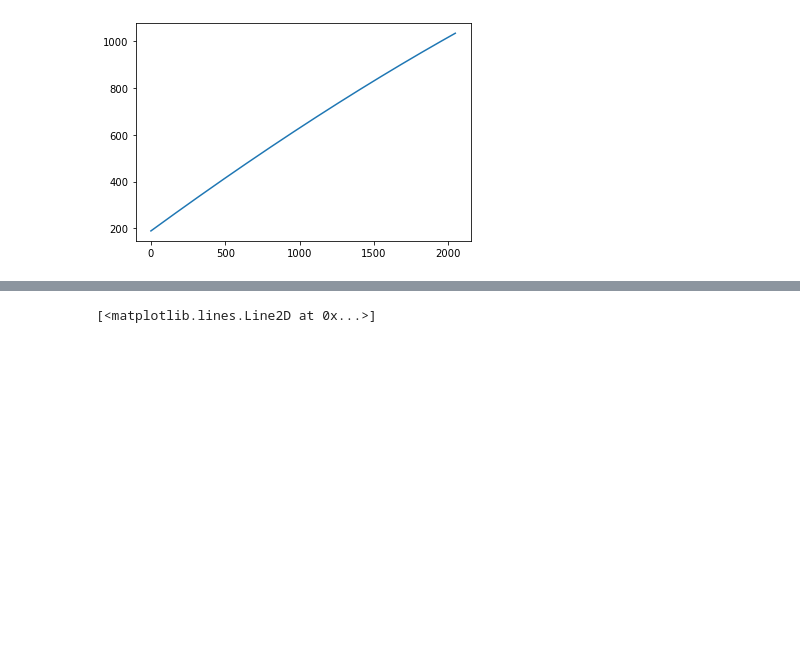
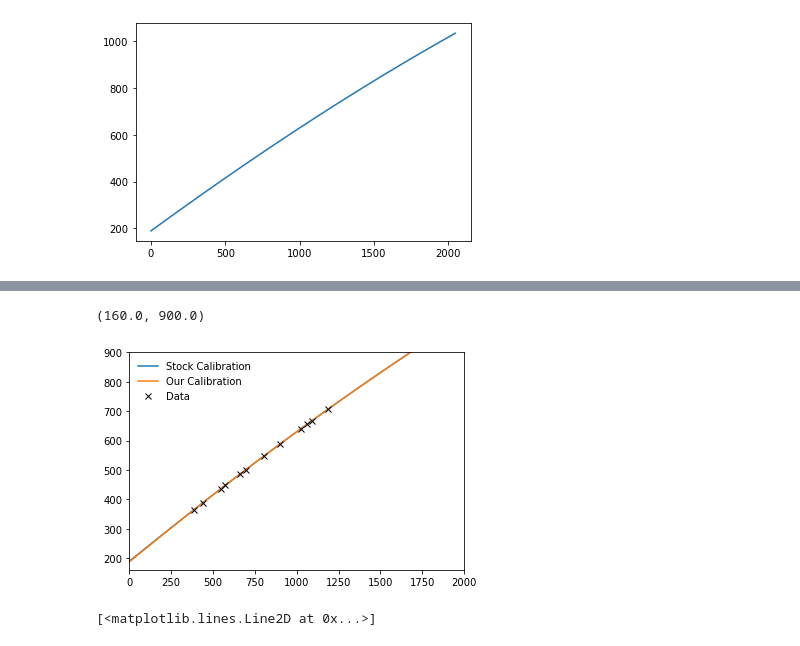
Before and after one commit to ttlindkvist/exphys2, a Jupyter notebook: Spectroscopy/calibration.ipynb, the cells around one changed output, grey strips where cells are left out. Drawn from its saved outputs; the diff is of its cells as text; code cells hidden in the pictures; blank space fills up the shorter version.

Commit message:
refined calibration

```diff
--- a/Spectroscopy/calibration.ipynb
+++ b/Spectroscopy/calibration.ipynb
@@ -58,0 +62,20 @@ plt.plot(peaks, spectral_lines[tube], 'rx')
+# %%
+tubes = ['H2', 'He', 'Ne', 'Hg', 'Ar']
+pixels = np.array([])
+wavelengths = np.array([])
+for t in tubes:
+    data = np.loadtxt('Day 1/Tube/'+t+'.txt', dtype=np.str, skiprows=14)
+    data = np.char.replace(data, ',', '.').astype(np.float64)
+    data_bkg = np.loadtxt('Day 1/Tube/Background - '+t+'.txt', dtype=np.str, skiprows=14)
+    data_bkg = np.char.replace(data_bkg, ',', '.').astype(np.float64)
+    data[:,1] = data[:,1]-data_bkg[:,1]
+    data[:,1] /= np.max(data[:,1])
+    peaks = find_peaks(data[:,1], height=heights[t])[0]
+    pixels = np.append(pixels, peaks)
+    wavelengths = np.append(wavelengths, spectral_lines[t])
+# %%
+def cal(x, *params):
+    A,B,C = params
+    return A + B*x + C*x*x
+# %%
+popt, pcov = curve_fit(cal, pixels, wavelengths, p0=(200, 1, 0), sigma=np.ones(np.shape(wavelengths)), absolute_sigma=True)
@@ -59,3 +89,20 @@ plt.plot(peaks, spectral_lines[tube], 'rx')
+# %%
+fig, ax = plt.subplots(1,1)
+
+
+ax.plot(reference[:,0], label='Stock Calibration')
+
+xs = np.linspace(0, 2000)
+ax.plot(xs, cal(xs, *popt), label='Our Calibration')
+
+ax.plot(pixels, wavelengths, 'kx', label='Data')
+
+ax.legend(frameon=False)
+ax.set_xlim((0, 2000))
+ax.set_ylim((160, 900))
+# %% [output]
+(160.0, 900.0)
+[figure, added]
 # %%
 hs = data[peaks, 1]
 plt.plot(reference[peaks,0], relative_intensity[tube], 'rx')
```
Also changed, not shown: parts of 7 cells of this notebook.
